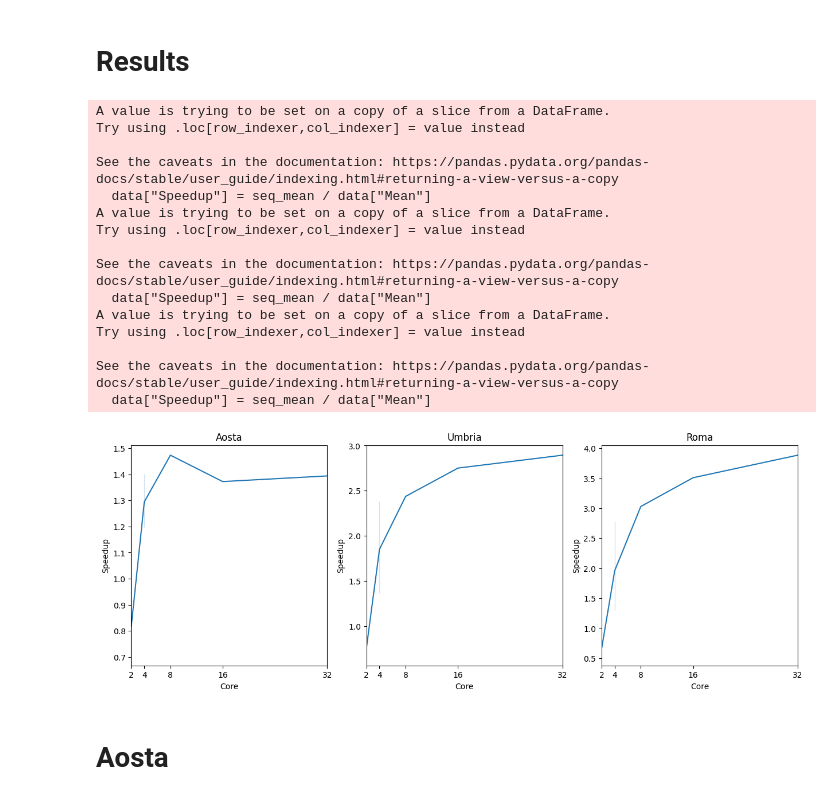
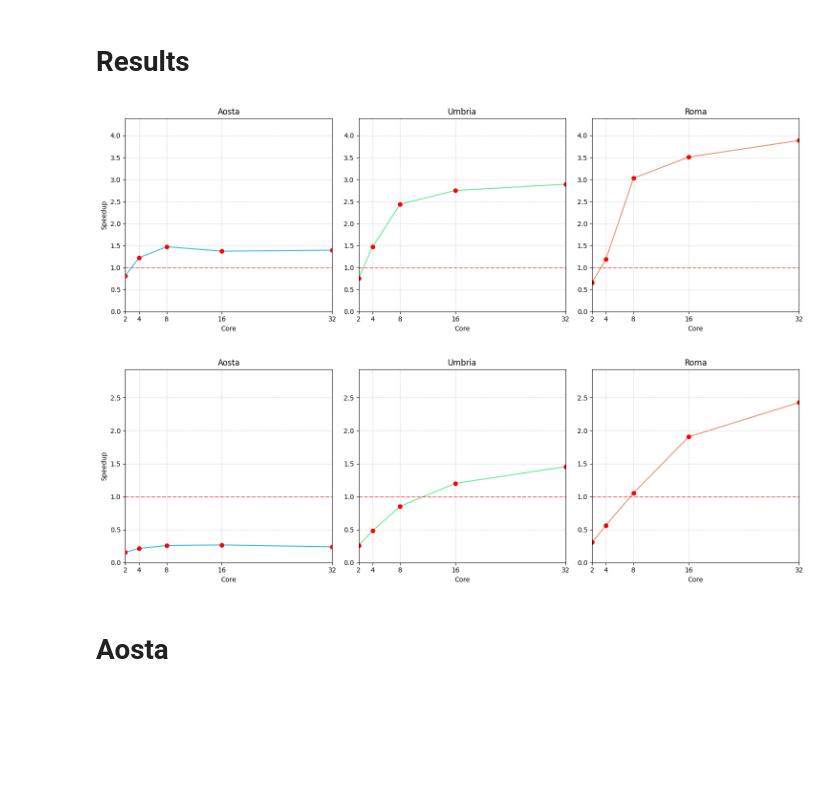
Before and after one commit to alfo93/Scalable-And-Cloud-Programming, a Jupyter notebook: cloud_results.ipynb, the cells around one changed output. Saved outputs shown, nothing was run; the diff lists cells and outputs as text; code cells hidden in the pictures; blank space fills up the shorter version.

Commit message:
speedup

```diff
--- a/cloud_results.ipynb
+++ b/cloud_results.ipynb
@@ -32,41 +32,53 @@ kc_umbria = kcenter[kcenter["Dataset"] == "Umbria"].drop(columns=["Dataset"])
 kc_roma = kcenter[kcenter["Dataset"] == "Roma"].drop(columns=["Dataset"])
 kc_italia = kcenter[kcenter["Dataset"] == "Italia"].drop(columns=["Dataset"])
 # %%
-regions = ["Aosta", "Umbria", "Roma"]
+def plot_speedup(df_data):
+    regions = ["Aosta", "Umbria", "Roma"]
+    fig, ax = plt.subplots(1, len(regions), figsize=(15, 5))
 
-fig, ax = plt.subplots(1, len(regions), figsize=(15, 5))
+    colors = ["#34b7eb", "#65eb96", "#eb9165"]
 
-km_data = kmeans
+    max_speedup = 0
+    for region in regions:
+        data = df_data[df_data["Dataset"] == region]
+        data = data[data["Scenario"] != "Distribuito"]
+        seq_mean = data[data["Scenario"] == "Sequenziale"]["Mean"].values[0]
+        data["Speedup"] = seq_mean / data["Mean"]
+        max_speedup = max(max_speedup, data["Speedup"].max())
 
-for i, region in enumerate(regions):
-    data = km_data[km_data["Dataset"] == region]
-    seq_mean = data[data["Scenario"] == "Sequenziale"]["Mean"].values[0]
-    data["Speedup"] = seq_mean / data["Mean"]
-    sns.lineplot(data=data, x="Core", y="Speedup", ax=ax[i])
-    ax[i].set_title(region)
-    ax[i].set_ylabel("Speedup")
-    ax[i].set_xlabel("Core")
-    ax[i].set_xlim(2, 32)
-    ax[i].set_xticks([2, 4, 8, 16, 32])
+    for i, region in enumerate(regions):
+        data = df_data[df_data["Dataset"] == region]
+        data = data[data["Scenario"] != "Distribuito"]
+        seq_mean = data[data["Scenario"] == "Sequenziale"]["Mean"].values[0]
+        data["Speedup"] = seq_mean / data["Mean"]
+        sns.lineplot(data=data, x="Core", y="Speedup", ax=ax[i], color=colors[i])
+        ax[i].set_title(f"{region}")
 
-plt.show()
+        if i == 0:
+            ax[i].set_ylabel("Speedup")
+        else:
+            ax[i].set_ylabel("")
+
+        ax[i].set_xlabel("Core")
+        ax[i].set_xlim(2, 32)
+        ax[i].set_xticks([2, 4, 8, 16, 32])
+
+        ax[i].set_ylim(0, max_speedup + 0.5)
+
+        for _, row in data.iterrows():
+            ax[i].plot(row["Core"], row["Speedup"], "o", color="red")
+
+        ax[i].grid(True, linestyle="--", alpha=0.5)
+        ax[i].axhline(y=1.0, color="red", linestyle="--", alpha=0.5)
+
+    plt.tight_layout()
+    plt.show()
+
+plot_speedup(kmeans)
+plot_speedup(kcenter)
 # %% [output]
-A value is trying to be set on a copy of a slice from a DataFrame.
-Try using .loc[row_indexer,col_indexer] = value instead
-
-See the caveats in the documentation: https://pandas.pydata.org/pandas-docs/stable/user_guide/indexing.html#returning-a-view-versus-a-copy
-  data["Speedup"] = seq_mean / data["Mean"]
-A value is trying to be set on a copy of a slice from a DataFrame.
-Try using .loc[row_indexer,col_indexer] = value instead
-
-See the caveats in the documentation: https://pandas.pydata.org/pandas-docs/stable/user_guide/indexing.html#returning-a-view-versus-a-copy
-  data["Speedup"] = seq_mean / data["Mean"]
-A value is trying to be set on a copy of a slice from a DataFrame.
-Try using .loc[row_indexer,col_indexer] = value instead
-
-See the caveats in the documentation: https://pandas.pydata.org/pandas-docs/stable/user_guide/indexing.html#returning-a-view-versus-a-copy
-  data["Speedup"] = seq_mean / data["Mean"]
-[figure, old version]
+[figure, new version]
+[figure, added]
 # %%
 def plot_graphs(data, title):
     seq_mean = data[data["Scenario"] == "Sequenziale"]["Mean"].values[0]
```
Also changed, not shown: parts of 1 cell of this notebook.
